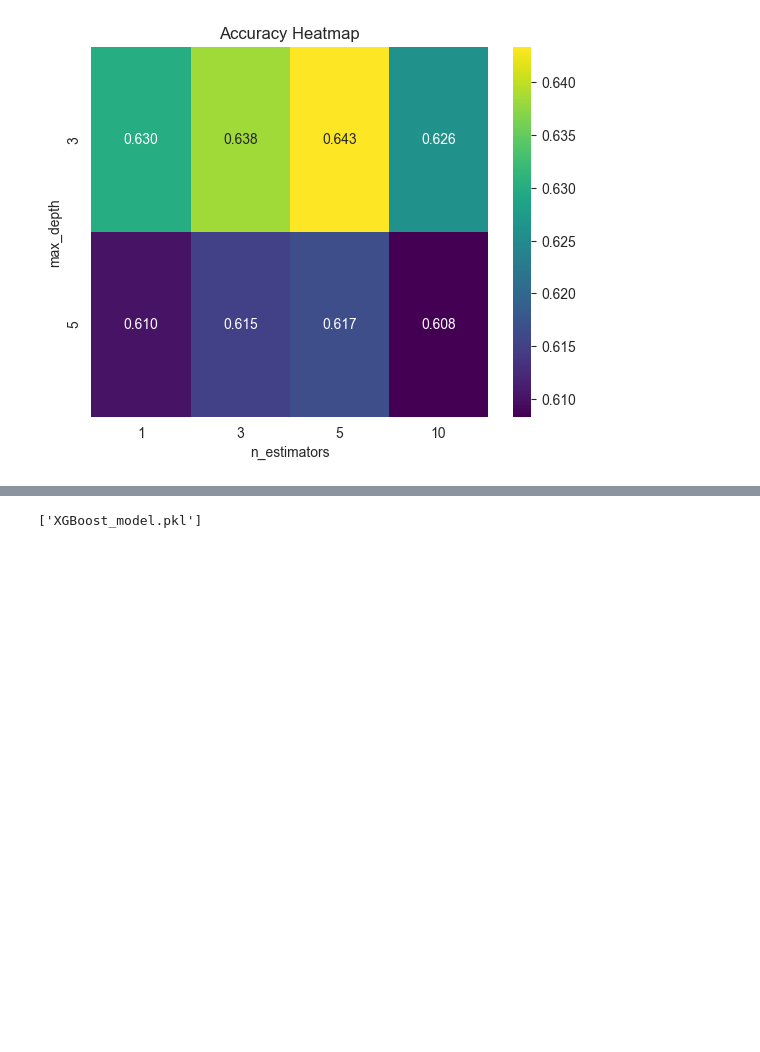
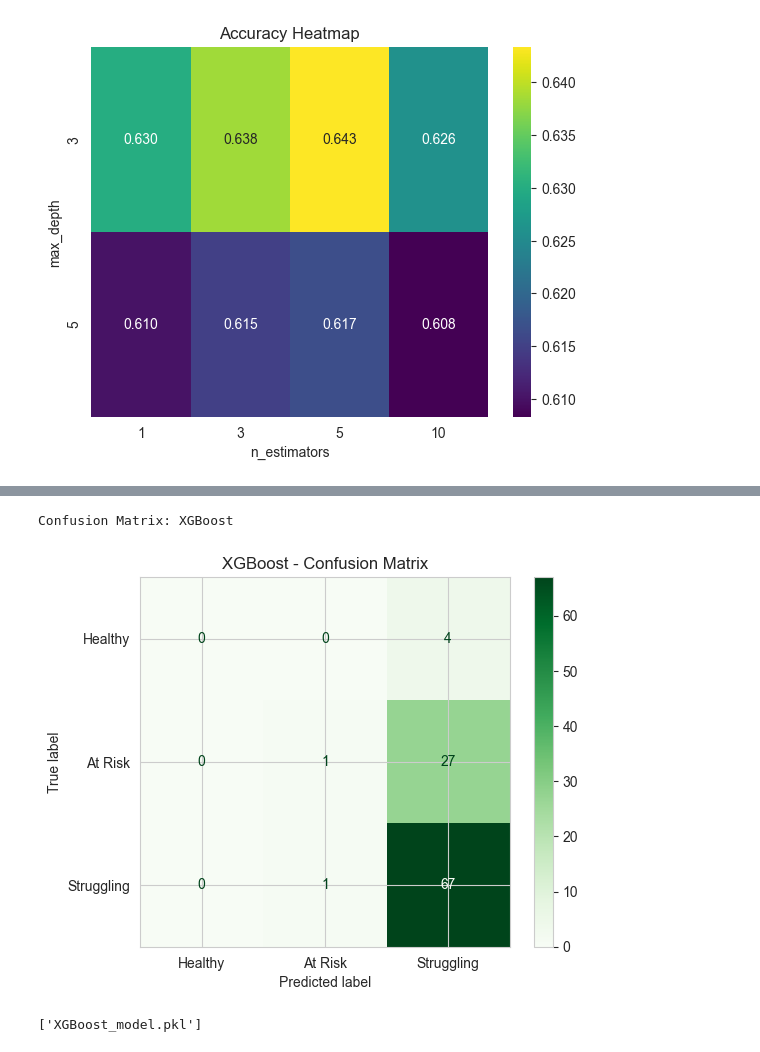
Before and after one commit to rubysmac/AI4ALL-Ignite-SU25, a Jupyter notebook: XGBoost(1).ipynb, the cells around one changed output, grey strips where cells are left out. Saved outputs shown, nothing was run; the diff lists cells and outputs as text; code cells hidden in the pictures; blank space fills up the shorter version.

```diff
--- a/XGBoost(1).ipynb
+++ b/XGBoost(1).ipynb
@@ -133,3 +198,15 @@ Accuracy: 0.61
+# %%
+#Confusion Matrix
+cm_xgb = confusion_matrix(y_test, y_pred)
+disp_xgb = ConfusionMatrixDisplay(confusion_matrix=cm_xgb,
+                                  display_labels=['Healthy', 'At Risk', 'Struggling'])
+print("Confusion Matrix: XGBoost")
+disp_xgb.plot(cmap='Greens')
+plt.title("XGBoost - Confusion Matrix")
+plt.show()
+# %% [output]
+Confusion Matrix: XGBoost
+[figure, added]
 # %%
 import joblib
 joblib.dump(model, 'XGBoost_model.pkl')
```
Also changed, not shown: parts of 14 cells of this notebook, 2 other files.
